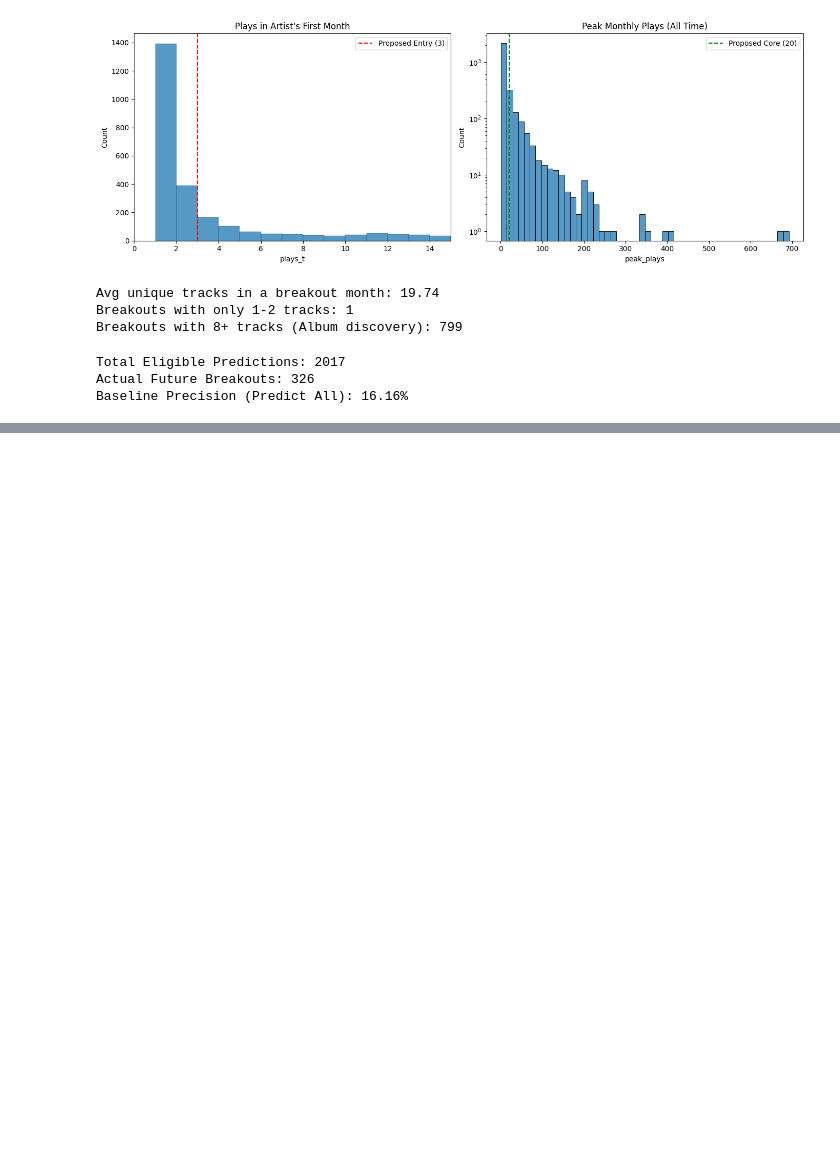
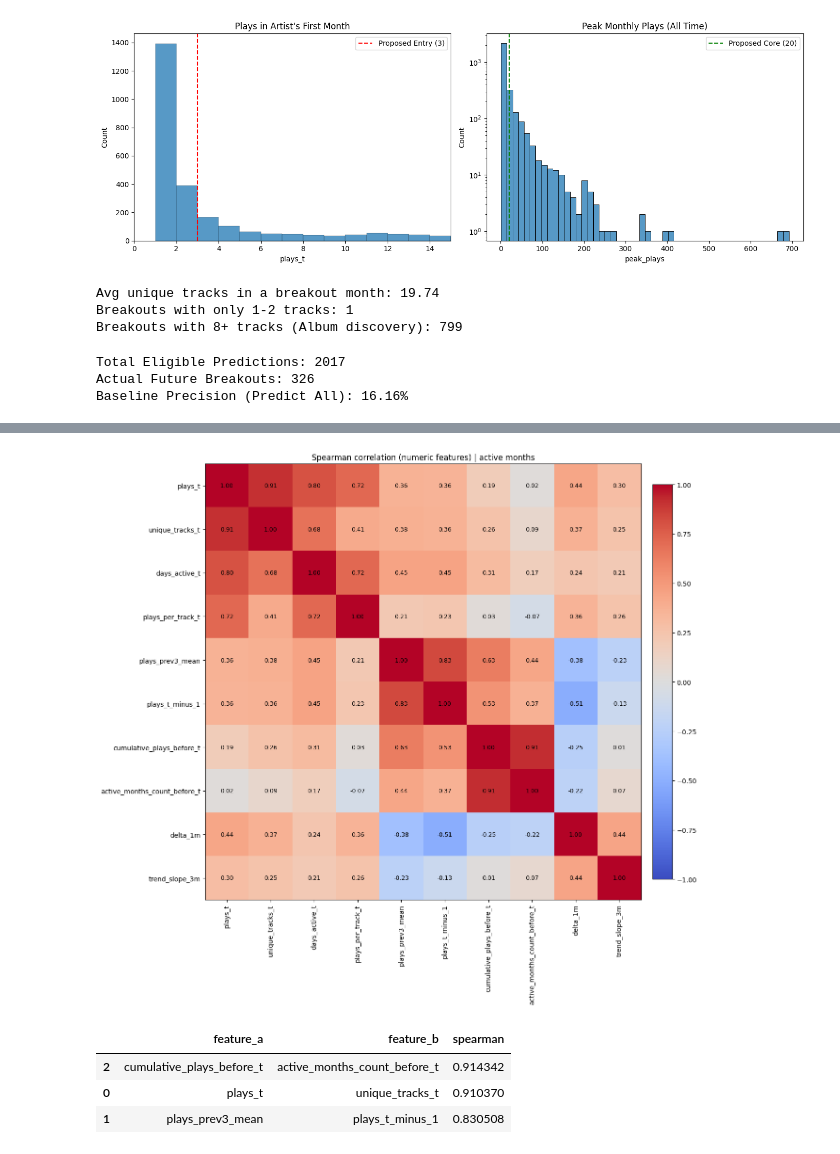
Before and after one commit to Tyainss/artist-lifecycle, a Jupyter notebook: notebooks/breakout/00_eda.ipynb, the cells around one changed output, grey strips where cells are left out. Cells and saved outputs as stored; diff of their text form; code cells hidden in the pictures; blank space fills up the shorter version.

```diff
--- a/notebooks/breakout/00_eda.ipynb
+++ b/notebooks/breakout/00_eda.ipynb
@@ -814,0 +1157,48 @@ Baseline Precision (Predict All): 16.16%
+# %%
+# Spearman correlation (numeric features only) | active months
+
+num_for_corr = [
+    "plays_t",
+    "unique_tracks_t",
+    "days_active_t",
+    "plays_per_track_t",
+    "plays_prev3_mean",
+    "plays_t_minus_1",
+    "cumulative_plays_before_t",
+    "active_months_count_before_t",
+    "delta_1m",
+    "trend_slope_3m",
+]
+
+num_for_corr = [c for c in num_for_corr if c in df_active.columns]
+corr = df_active[num_for_corr].corr(method="spearman")
+
+plt.figure(figsize=(14, 12))
+im = plt.imshow(corr, cmap="coolwarm", vmin=-1, vmax=1)
+plt.colorbar(im, fraction=0.035, pad=0.02)
+plt.xticks(range(len(num_for_corr)), num_for_corr, rotation=90)
+plt.yticks(range(len(num_for_corr)), num_for_corr)
+plt.title("Spearman correlation (numeric features) | active months")
+
+for i in range(len(num_for_corr)):
+    for j in range(len(num_for_corr)):
+        val = corr.iat[i, j]
+        plt.text(j, i, f"{val:.2f}", ha="center", va="center", fontsize=9, color="black")
+
+plt.tight_layout()
+plt.show()
+
+high_pairs = []
+for i in range(len(num_for_corr)):
+    for j in range(i + 1, len(num_for_corr)):
+        val = corr.iat[i, j]
+        if abs(val) >= 0.8:
+            high_pairs.append((num_for_corr[i], num_for_corr[j], float(val)))
+
+display(pd.DataFrame(high_pairs, columns=["feature_a", "feature_b", "spearman"]).sort_values("spearman", ascending=False))
+# %% [output]
+[figure, added]
+|  | feature_a | feature_b | spearman |
+| 2 | cumulative_plays_before_t | active_months_count_before_t | 0.914342 |
+| 0 | plays_t | unique_tracks_t | 0.910370 |
+| 1 | plays_prev3_mean | plays_t_minus_1 | 0.830508 |
```
Also changed, not shown: parts of 15 cells of this notebook.
